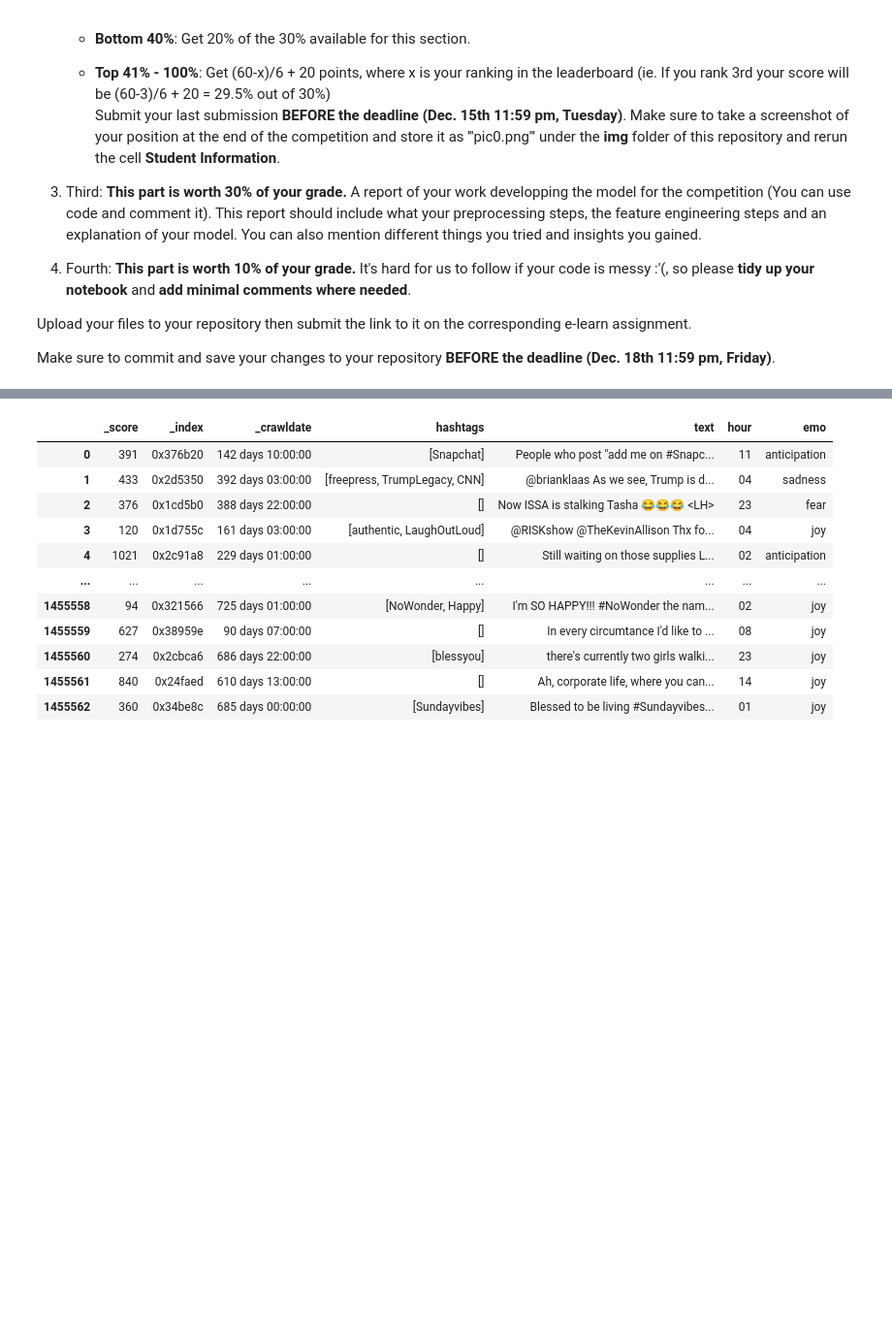
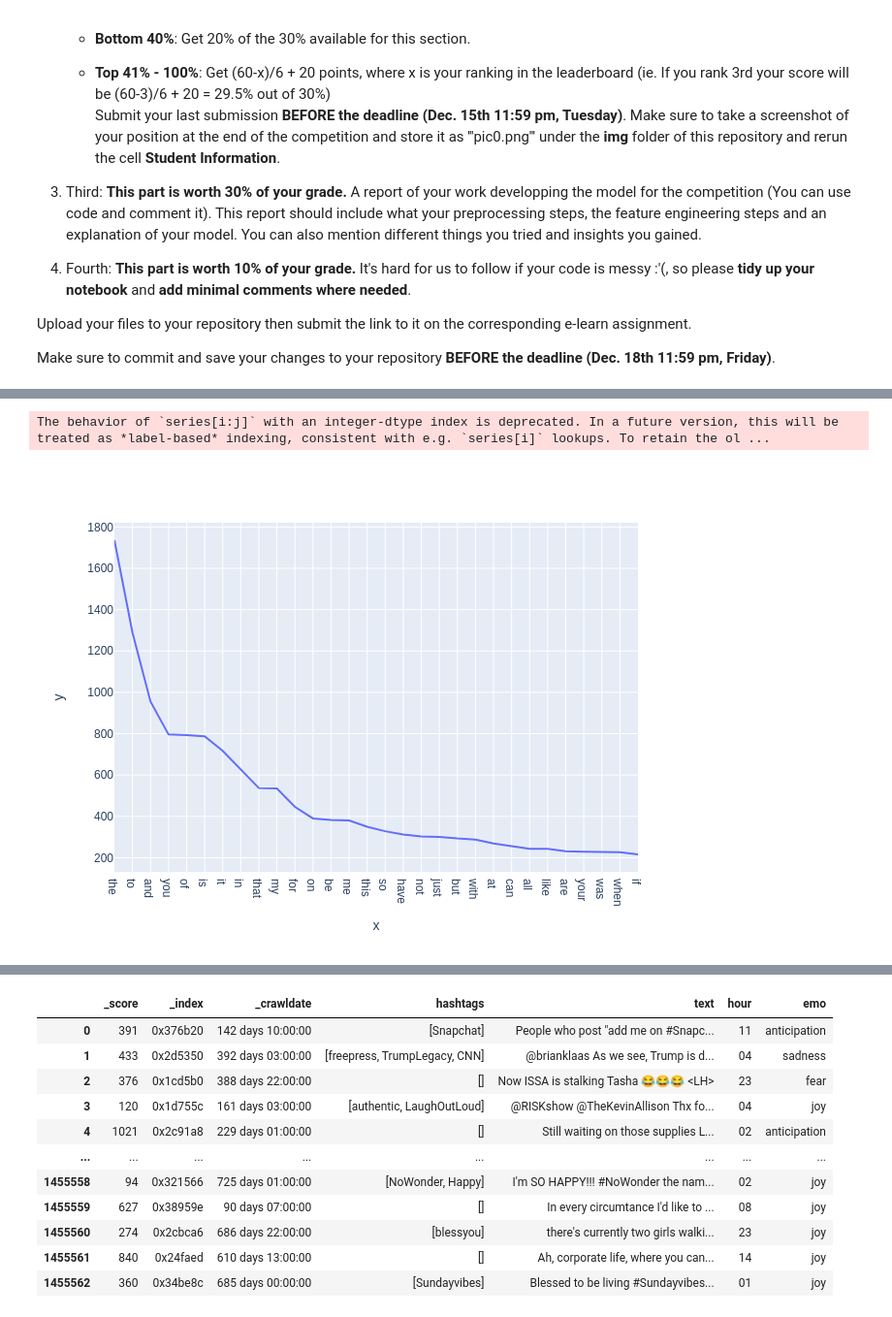
Before and after one commit to Megan0704-1/DM2022-Lab2-Homework, a Jupyter notebook: DM2022-Lab2-Homework.ipynb, the cells around one changed output, grey strips where cells are left out. Shown at 97% size. Cells and saved outputs as stored; diff of their text form; code cells hidden in the pictures; blank space fills up the shorter version.

```diff
--- a/DM2022-Lab2-Homework.ipynb
+++ b/DM2022-Lab2-Homework.ipynb
@@ -52,0 +64,13 @@ from sklearn.metrics import accuracy_score
+# %%
+### training data
+anger_train = pd.read_csv("C:\Users\megan\Desktop\DSPMT\DS\Data Mining\Lab2\DM2022-Lab2-Master\data\semeval\train\anger-ratings-0to1.train.txt",
+                         sep="\t", header=None,names=["id", "text", "emotion", "intensity"])
+sadness_train = pd.read_csv("C:\Users\megan\Desktop\DSPMT\DS\Data Mining\Lab2\DM2022-Lab2-Master\data\semeval\train\sadness-ratings-0to1.train.txt",
+                         sep="\t", header=None, names=["id", "text", "emotion", "intensity"])
+fear_train = pd.read_csv("C:\Users\megan\Desktop\DSPMT\DS\Data Mining\Lab2\DM2022-Lab2-Master\data\semeval\train\fear-ratings-0to1.train.txt",
+                         sep="\t", header=None, names=["id", "text", "emotion", "intensity"])
+joy_train = pd.read_csv("C:\Users\megan\Desktop\DSPMT\DS\Data Mining\Lab2\DM2022-Lab2-Master\data\semeval\train\joy-ratings-0to1.train.txt",
+                         sep="\t", header=None, names=["id", "text", "emotion", "intensity"])
+# %%
+# combine 4 sub-dataset
+train_df = pd.concat([anger_train, fear_train, joy_train, sadness_train], ignore_index=True)
@@ -52,0 +98,4 @@ from sklearn.metrics import accuracy_score
+# %%
+# shuffle dataset => prevent bias
+train_df = train_df.sample(frac=1)
+test_df = test_df.sample(frac=1)
@@ -52,0 +105,23 @@ from sklearn.metrics import accuracy_score
+# %%
+# Answer here
+def exec1(DF):
+    count_vect = CountVectorizer()
+    word_counts = count_vect.fit_transform(DF.text)   # learn the vocab and retuen document term matrix
+
+    print(f'data samples counts: {DF.shape[0]}\nhow many terms: {word_counts.shape[1]}')
+
+    term_frequencies = []
+    for j in range(0,word_counts.shape[1]):
+        term_frequencies.append(sum(word_counts[:,j].toarray())) # how many times a term is presented in these documents.
+
+    DF_asc = pd.DataFrame({'words': count_vect.get_feature_names_out()[:] ,'term freq': term_frequencies[:]}).sort_values(by='term freq', ascending=False)
+    return DF_asc
+
+train_wf = exec1(train_df)
+train_wf['term freq'] = train_wf['term freq'].apply(pd.Series).to_numpy().flatten()
+# %%
+fig = px.line(x=train_wf.words[:30], y=train_wf['term freq'][:30]);
+fig.show("png");
+# %% [output]
+The behavior of `series[i:j]` with an integer-dtype index is deprecated. In a future version, this will be treated as *label-based* indexing, consistent with e.g. `series[i]` lookups. To retain the ol ...
+[figure, added]
```
Also changed, not shown: parts of 93 cells of this notebook.
